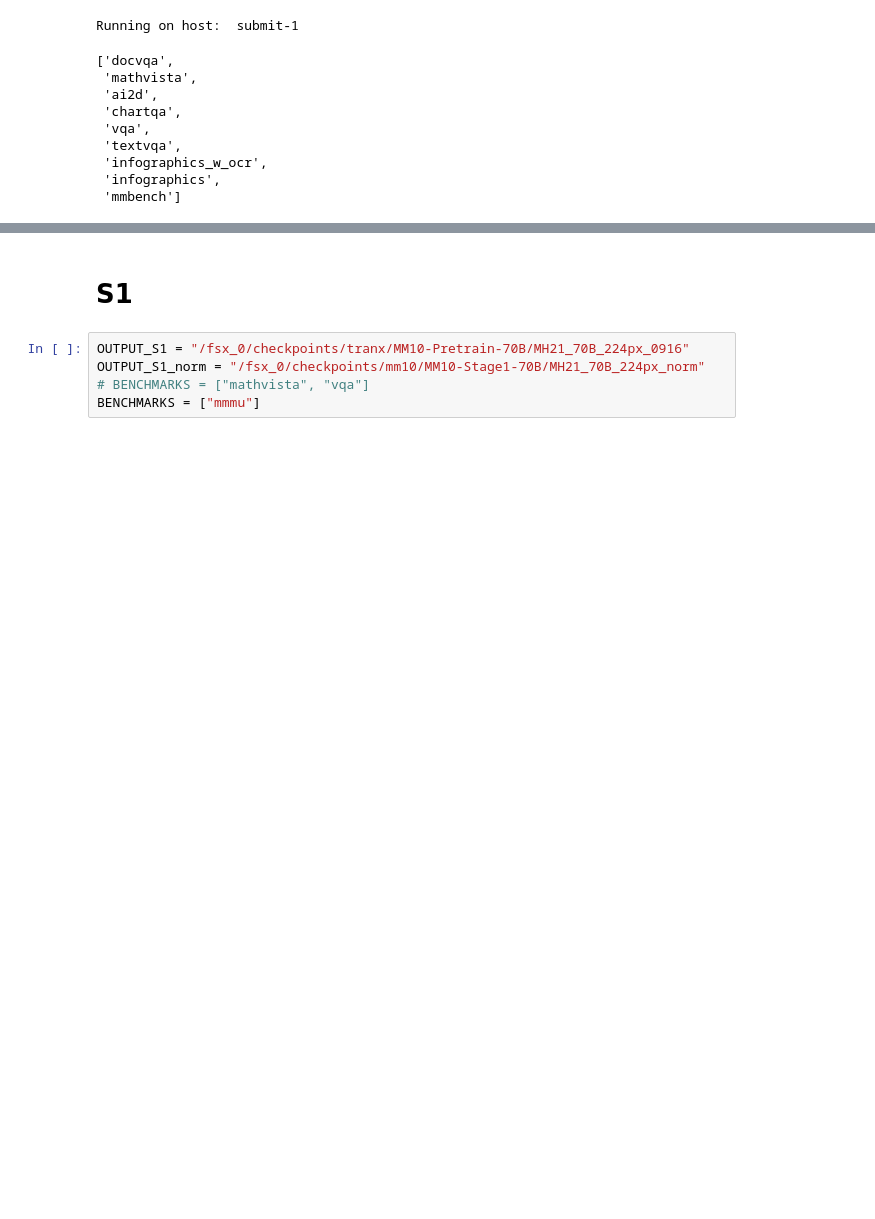
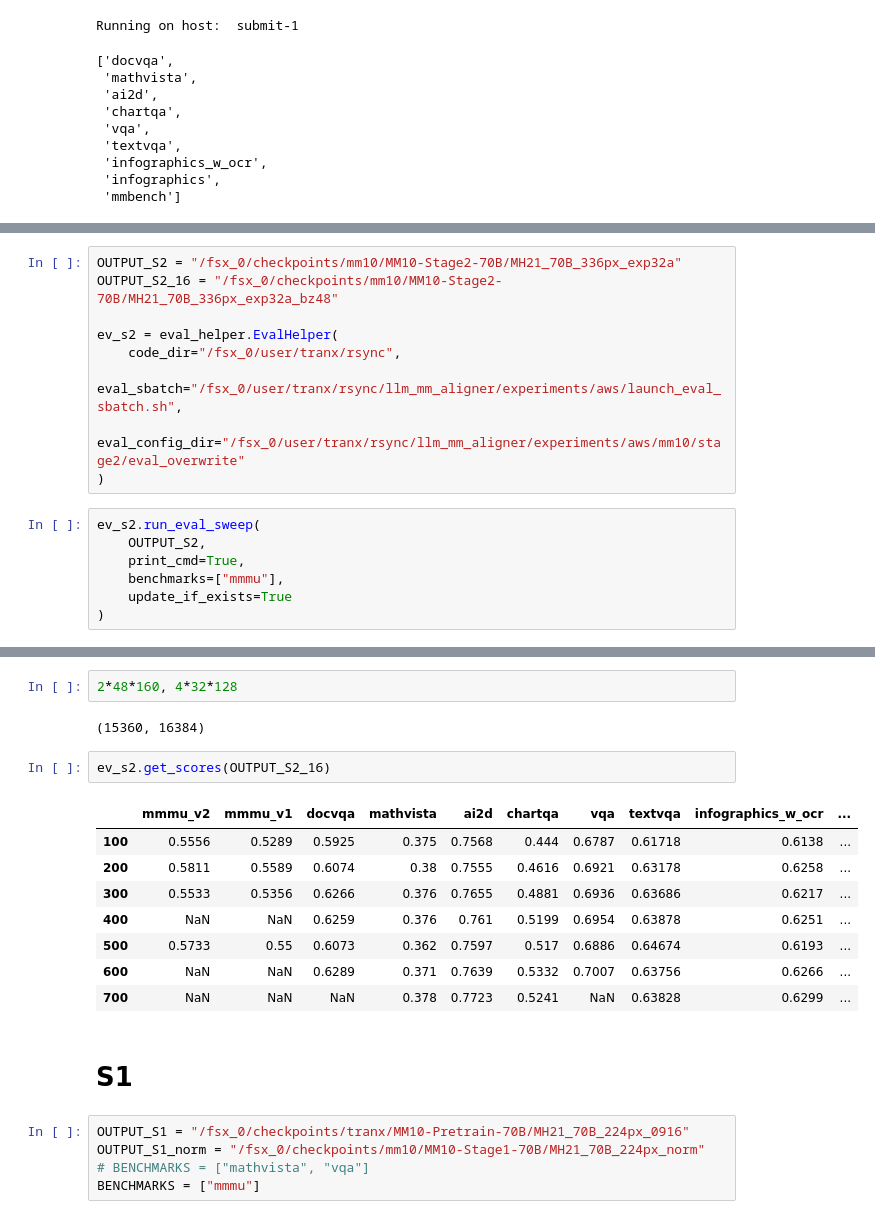
Before and after one commit to harrytranx/experiments, a Jupyter notebook: eval_mm10.ipynb, the cells around one changed output, grey strips where cells are left out. Cells and saved outputs as stored; diff of their text form; blank space fills up the shorter version.

```diff
--- a/eval_mm10.ipynb
+++ b/eval_mm10.ipynb
@@ -52,0 +55,16 @@ Running on host:  submit-1
+# %%
+OUTPUT_S2 = "/fsx_0/checkpoints/mm10/MM10-Stage2-70B/MH21_70B_336px_exp32a"
+OUTPUT_S2_16 = "/fsx_0/checkpoints/mm10/MM10-Stage2-70B/MH21_70B_336px_exp32a_bz48"
+
+ev_s2 = eval_helper.EvalHelper(
+    code_dir="/fsx_0/user/tranx/rsync",
+    eval_sbatch="/fsx_0/user/tranx/rsync/llm_mm_aligner/experiments/aws/launch_eval_sbatch.sh",
+    eval_config_dir="/fsx_0/user/tranx/rsync/llm_mm_aligner/experiments/aws/mm10/stage2/eval_overwrite"
+)
+# %%
+ev_s2.run_eval_sweep(
+    OUTPUT_S2,
+    print_cmd=True,
+    benchmarks=["mmmu"],
+    update_if_exists=True
+)
@@ -53,3 +89,18 @@ Running on host:  submit-1
+# %%
+2*48*160, 4*32*128
+# %% [output]
+(15360, 16384)
+# %%
+ev_s2.get_scores(OUTPUT_S2_16)
+# %% [output]
+|  | mmmu_v2 | mmmu_v1 | docvqa | mathvista | ai2d | chartqa | vqa | textvqa | infographics_w_ocr | ... |
+| 100 | 0.5556 | 0.5289 | 0.5925 | 0.375 | 0.7568 | 0.444 | 0.6787 | 0.61718 | 0.6138 | ... |
+| 200 | 0.5811 | 0.5589 | 0.6074 | 0.38 | 0.7555 | 0.4616 | 0.6921 | 0.63178 | 0.6258 | ... |
+| 300 | 0.5533 | 0.5356 | 0.6266 | 0.376 | 0.7655 | 0.4881 | 0.6936 | 0.63686 | 0.6217 | ... |
+| 400 | NaN | NaN | 0.6259 | 0.376 | 0.761 | 0.5199 | 0.6954 | 0.63878 | 0.6251 | ... |
+| 500 | 0.5733 | 0.55 | 0.6073 | 0.362 | 0.7597 | 0.517 | 0.6886 | 0.64674 | 0.6193 | ... |
+| 600 | NaN | NaN | 0.6289 | 0.371 | 0.7639 | 0.5332 | 0.7007 | 0.63756 | 0.6266 | ... |
+| 700 | NaN | NaN | NaN | 0.378 | 0.7723 | 0.5241 | NaN | 0.63828 | 0.6299 | ... |
 # %% [markdown]
 # S1
 # %%
```
Also changed, not shown: parts of 3 cells of this notebook, 3 other files.
